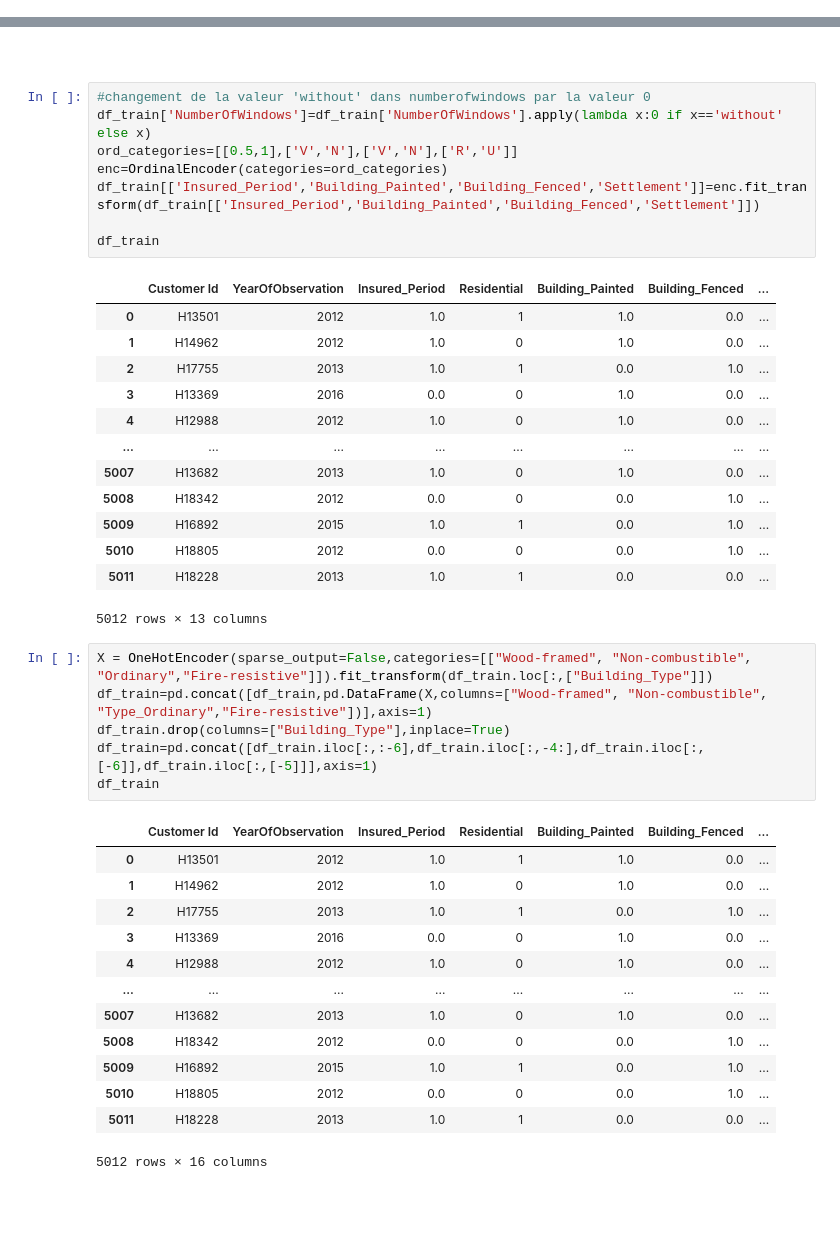
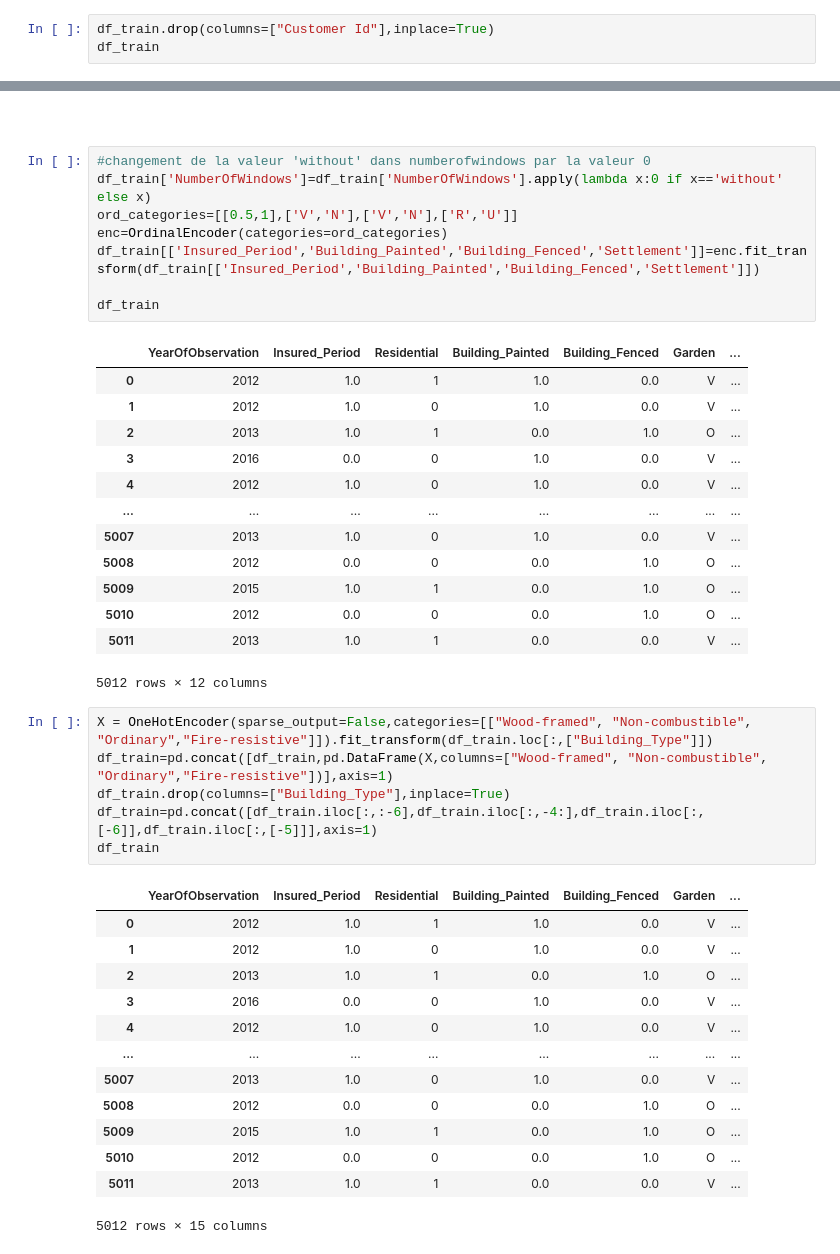
Before and after one commit to jbuguy/ml_claims, a Jupyter notebook: Untitled6.ipynb, the cells around one changed output, grey strips where cells are left out. Cells and saved outputs as stored; diff of their text form; blank space fills up the shorter version.

```diff
--- a/Untitled6.ipynb
+++ b/Untitled6.ipynb
@@ -75,0 +73,3 @@ sns.heatmap(df_train.corr(numeric_only=True),annot=True)
+# %%
+df_train.drop(columns=["Customer Id"],inplace=True)
+df_train
@@ -108,36 +122,36 @@ df_train[['Insured_Period','Building_Painted','Building_Fenced','Settlement']]=e
 
 df_train
 # %% [output]
-|  | Customer Id | YearOfObservation | Insured_Period | Residential | Building_Painted | Building_Fenced | ... |
-| 0 | H13501 | 2012 | 1.0 | 1 | 1.0 | 0.0 | ... |
-| 1 | H14962 | 2012 | 1.0 | 0 | 1.0 | 0.0 | ... |
-| 2 | H17755 | 2013 | 1.0 | 1 | 0.0 | 1.0 | ... |
-| 3 | H13369 | 2016 | 0.0 | 0 | 1.0 | 0.0 | ... |
-| 4 | H12988 | 2012 | 1.0 | 0 | 1.0 | 0.0 | ... |
+|  | YearOfObservation | Insured_Period | Residential | Building_Painted | Building_Fenced | Garden | ... |
+| 0 | 2012 | 1.0 | 1 | 1.0 | 0.0 | V | ... |
+| 1 | 2012 | 1.0 | 0 | 1.0 | 0.0 | V | ... |
+| 2 | 2013 | 1.0 | 1 | 0.0 | 1.0 | O | ... |
+| 3 | 2016 | 0.0 | 0 | 1.0 | 0.0 | V | ... |
+| 4 | 2012 | 1.0 | 0 | 1.0 | 0.0 | V | ... |
 | ... | ... | ... | ... | ... | ... | ... | ... |
-| 5007 | H13682 | 2013 | 1.0 | 0 | 1.0 | 0.0 | ... |
-| 5008 | H18342 | 2012 | 0.0 | 0 | 0.0 | 1.0 | ... |
-| 5009 | H16892 | 2015 | 1.0 | 1 | 0.0 | 1.0 | ... |
-| 5010 | H18805 | 2012 | 0.0 | 0 | 0.0 | 1.0 | ... |
-| 5011 | H18228 | 2013 | 1.0 | 1 | 0.0 | 0.0 | ... |
+| 5007 | 2013 | 1.0 | 0 | 1.0 | 0.0 | V | ... |
+| 5008 | 2012 | 0.0 | 0 | 0.0 | 1.0 | O | ... |
+| 5009 | 2015 | 1.0 | 1 | 0.0 | 1.0 | O | ... |
+| 5010 | 2012 | 0.0 | 0 | 0.0 | 1.0 | O | ... |
+| 5011 | 2013 | 1.0 | 1 | 0.0 | 0.0 | V | ... |
-5012 rows × 13 columns
+5012 rows × 12 columns
 # %%
 X = OneHotEncoder(sparse_output=False,categories=[["Wood-framed", "Non-combustible", "Ordinary","Fire-resistive"]]).fit_transform(df_train.loc[:,["Building_Type"]])
-df_train=pd.concat([df_train,pd.DataFrame(X,columns=["Wood-framed", "Non-combustible", "Type_Ordinary","Fire-resistive"])],axis=1)
+df_train=pd.concat([df_train,pd.DataFrame(X,columns=["Wood-framed", "Non-combustible", "Ordinary","Fire-resistive"])],axis=1)
 df_train.drop(columns=["Building_Type"],inplace=True)
 df_train=pd.concat([df_train.iloc[:,:-6],df_train.iloc[:,-4:],df_train.iloc[:,[-6]],df_train.iloc[:,[-5]]],axis=1)
 df_train
 # %% [output]
-|  | Customer Id | YearOfObservation | Insured_Period | Residential | Building_Painted | Building_Fenced | ... |
-| 0 | H13501 | 2012 | 1.0 | 1 | 1.0 | 0.0 | ... |
-| 1 | H14962 | 2012 | 1.0 | 0 | 1.0 | 0.0 | ... |
-| 2 | H17755 | 2013 | 1.0 | 1 | 0.0 | 1.0 | ... |
-| 3 | H13369 | 2016 | 0.0 | 0 | 1.0 | 0.0 | ... |
-| 4 | H12988 | 2012 | 1.0 | 0 | 1.0 | 0.0 | ... |
+|  | YearOfObservation | Insured_Period | Residential | Building_Painted | Building_Fenced | Garden | ... |
+| 0 | 2012 | 1.0 | 1 | 1.0 | 0.0 | V | ... |
+| 1 | 2012 | 1.0 | 0 | 1.0 | 0.0 | V | ... |
+| 2 | 2013 | 1.0 | 1 | 0.0 | 1.0 | O | ... |
+| 3 | 2016 | 0.0 | 0 | 1.0 | 0.0 | V | ... |
+| 4 | 2012 | 1.0 | 0 | 1.0 | 0.0 | V | ... |
 | ... | ... | ... | ... | ... | ... | ... | ... |
-| 5007 | H13682 | 2013 | 1.0 | 0 | 1.0 | 0.0 | ... |
-| 5008 | H18342 | 2012 | 0.0 | 0 | 0.0 | 1.0 | ... |
-| 5009 | H16892 | 2015 | 1.0 | 1 | 0.0 | 1.0 | ... |
-| 5010 | H18805 | 2012 | 0.0 | 0 | 0.0 | 1.0 | ... |
-| 5011 | H18228 | 2013 | 1.0 | 1 | 0.0 | 0.0 | ... |
+| 5007 | 2013 | 1.0 | 0 | 1.0 | 0.0 | V | ... |
+| 5008 | 2012 | 0.0 | 0 | 0.0 | 1.0 | O | ... |
+| 5009 | 2015 | 1.0 | 1 | 0.0 | 1.0 | O | ... |
+| 5010 | 2012 | 0.0 | 0 | 0.0 | 1.0 | O | ... |
+| 5011 | 2013 | 1.0 | 1 | 0.0 | 0.0 | V | ... |
-5012 rows × 16 columns
+5012 rows × 15 columns
```
Also changed, not shown: parts of 13 cells of this notebook.
